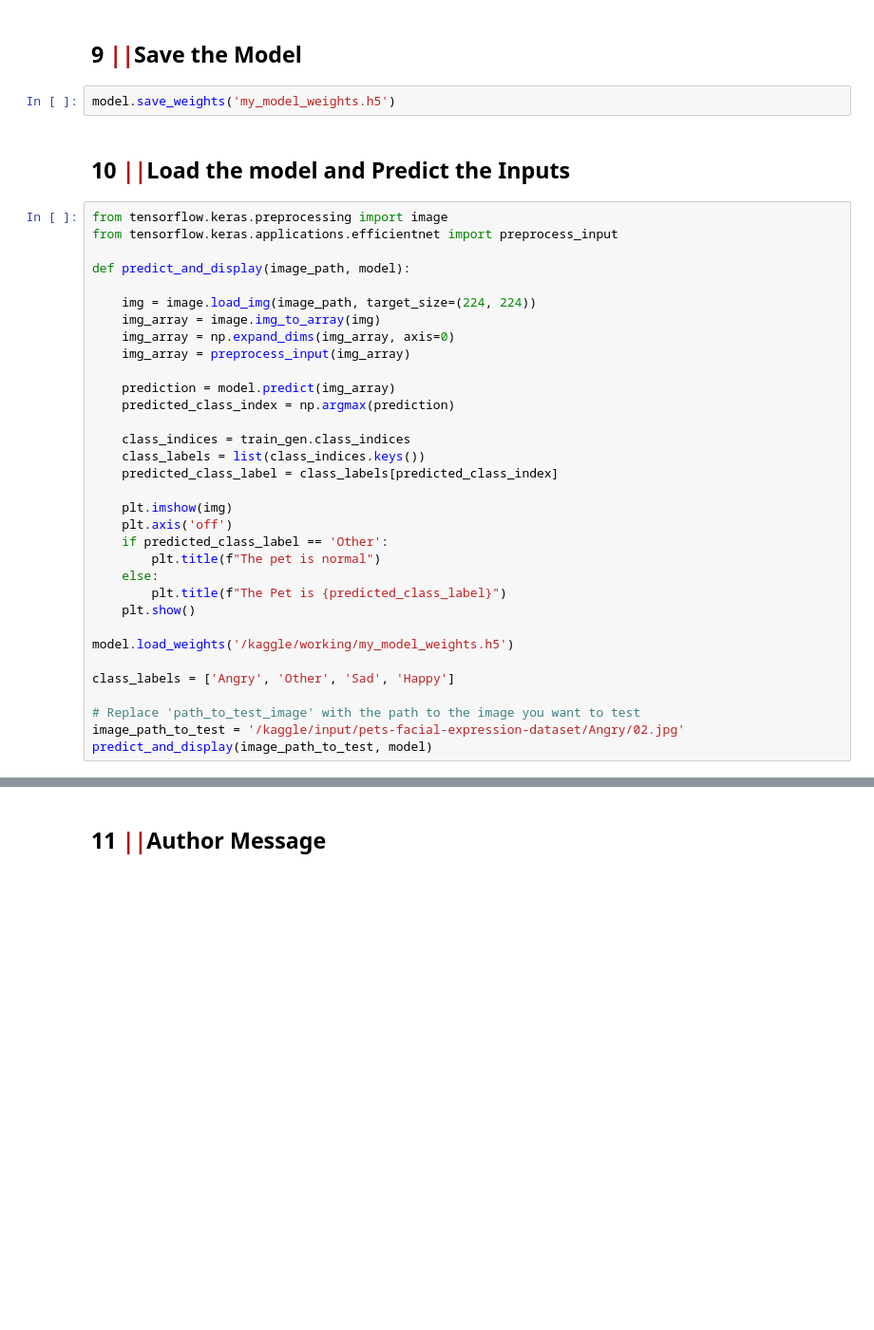
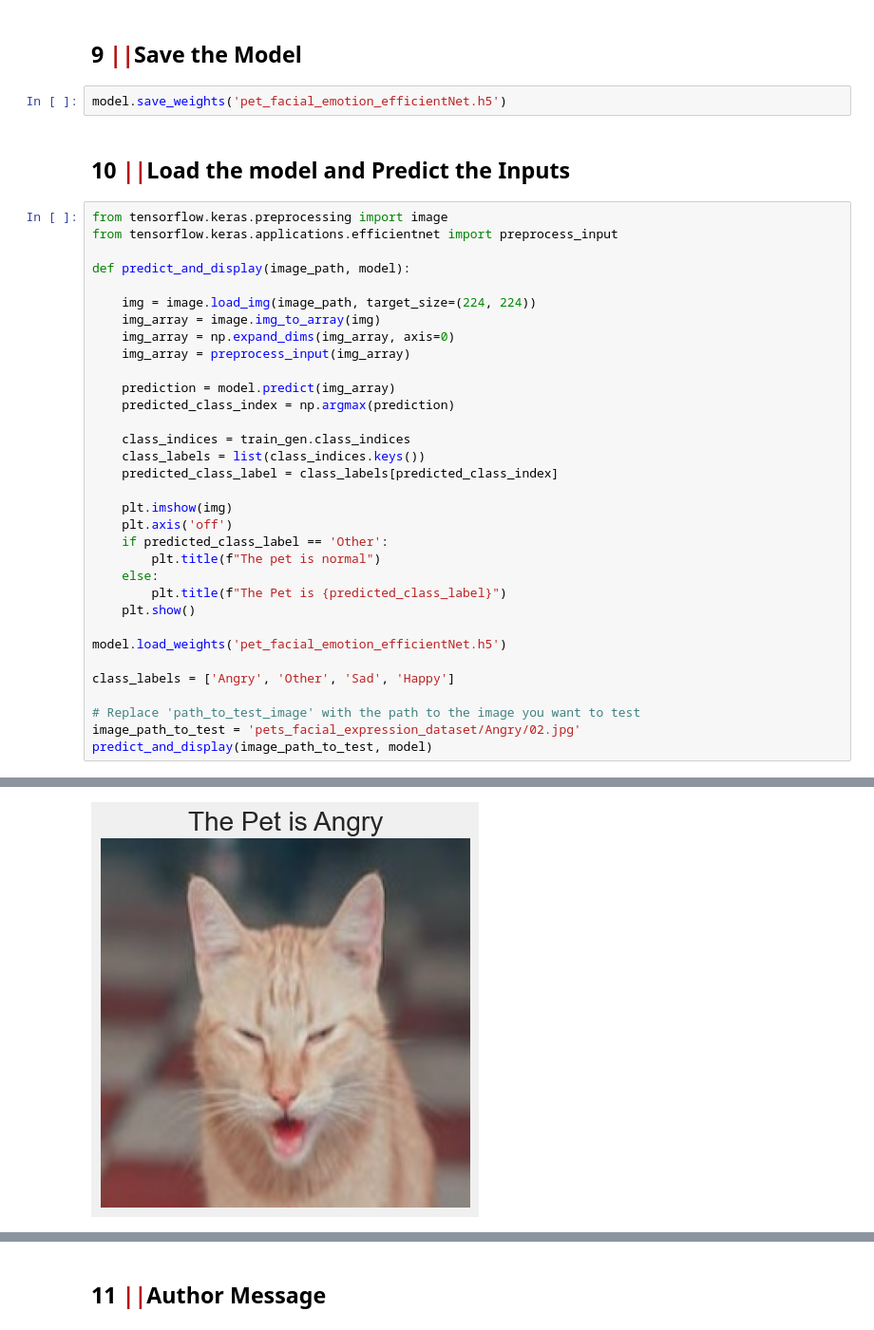
Before and after one commit to jeffeehsiung/Pet_Facial_Expression_Recognition, a Jupyter notebook: pet_facial_emotion_effi.ipynb, the cells around one changed output, grey strips where cells are left out. Shown at 95% size. Saved outputs shown, nothing was run; the diff lists cells and outputs as text; blank space fills up the shorter version.

```diff
--- a/pet_facial_emotion_effi.ipynb
+++ b/pet_facial_emotion_effi.ipynb
@@ -568,7 +707,7 @@ print(classification_report(test_gen.classes, y_pred, target_names= classes))
 <a id="9"></a>
 ## <b>9 <span style='color:#B21010'>||</span>Save the Model</b>
 # %%
-model.save_weights('my_model_weights.h5')
+model.save_weights('pet_facial_emotion_efficientNet.h5')
 # %% [markdown]
 <a id="10"></a>
 ## <b>10 <span style='color:#B21010'>||</span>Load the model and Predict the Inputs</b>
@@ -598,10 +737,11 @@ def predict_and_display(image_path, model):
         plt.title(f"The Pet is {predicted_class_label}")
     plt.show()
 
-model.load_weights('/kaggle/working/my_model_weights.h5')
+model.load_weights('pet_facial_emotion_efficientNet.h5')
 
 class_labels = ['Angry', 'Other', 'Sad', 'Happy']
 
 # Replace 'path_to_test_image' with the path to the image you want to test
-image_path_to_test = '/kaggle/input/pets-facial-expression-dataset/Angry/02.jpg'
+image_path_to_test = 'pets_facial_expression_dataset/Angry/02.jpg'
 predict_and_display(image_path_to_test, model)
+# %% [output]
@@ -608 +749,2 @@ predict_and_display(image_path_to_test, model)
+[figure, added]
 # %%
```
Also changed, not shown: parts of 25 cells of this notebook.
